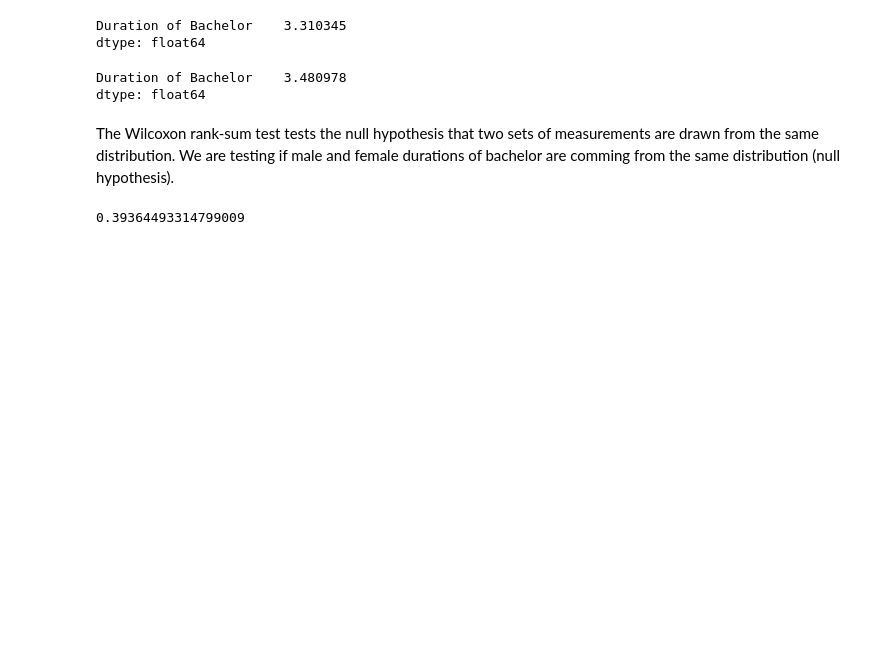
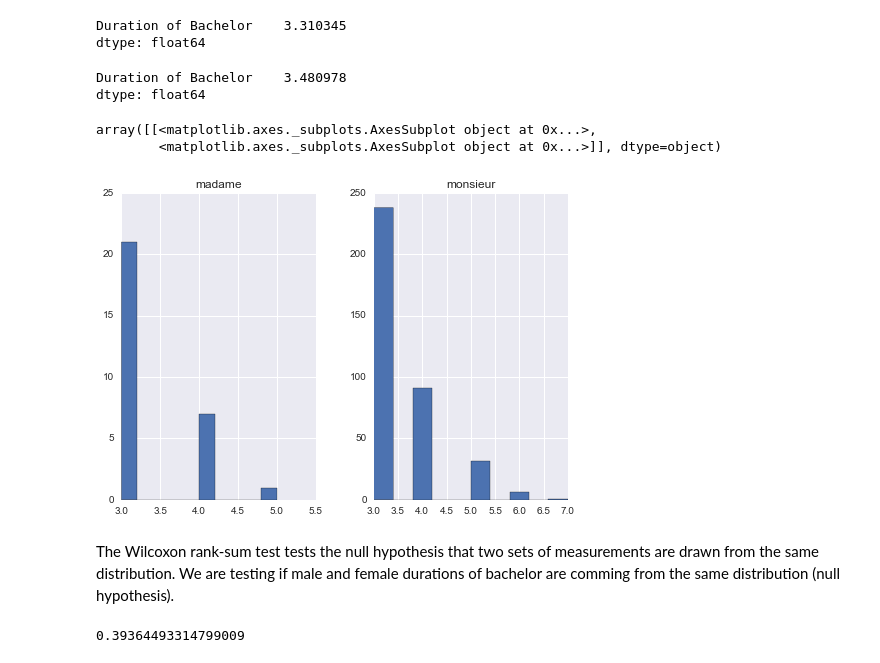
Before and after one commit to daniel-guggenheim/ada-homeworks, a Jupyter notebook: 02 - Data from the Web/homework2.ipynb, the cells around one changed output. Cells and saved outputs as stored; diff of their text form; code cells hidden in the pictures; blank space fills up the shorter version.

Commit message:
add plots

```diff
--- a/02 - Data from the Web/homework2.ipynb
+++ b/02 - Data from the Web/homework2.ipynb
@@ -274,6 +274,18 @@ df_monsieur.mean()
 # %% [output]
 Duration of Bachelor    3.480978
 dtype: float64
+# %%
+monsieur_duration_list = df_monsieur['Duration of Bachelor'].tolist()
+madame_duration_list = df_madame['Duration of Bachelor'].tolist()
+
+tmp = pd.concat([pd.DataFrame({'monsieur': monsieur_duration_list})
+           ,pd.DataFrame({'madame': madame_duration_list})], ignore_index=True, axis=1)
+tmp.columns = ['monsieur', 'madame']
+tmp.hist()
+# %% [output]
+array([[<matplotlib.axes._subplots.AxesSubplot object at 0x...>,
+        <matplotlib.axes._subplots.AxesSubplot object at 0x...>]], dtype=object)
+[figure, added]
 # %% [markdown]
 The Wilcoxon rank-sum test tests the null hypothesis that two sets of measurements are drawn from the same distribution. We are testing if male and female durations of bachelor are comming from the same distribution (null hypothesis).
 # %%
```
Also changed, not shown: parts of 5 cells of this notebook.
